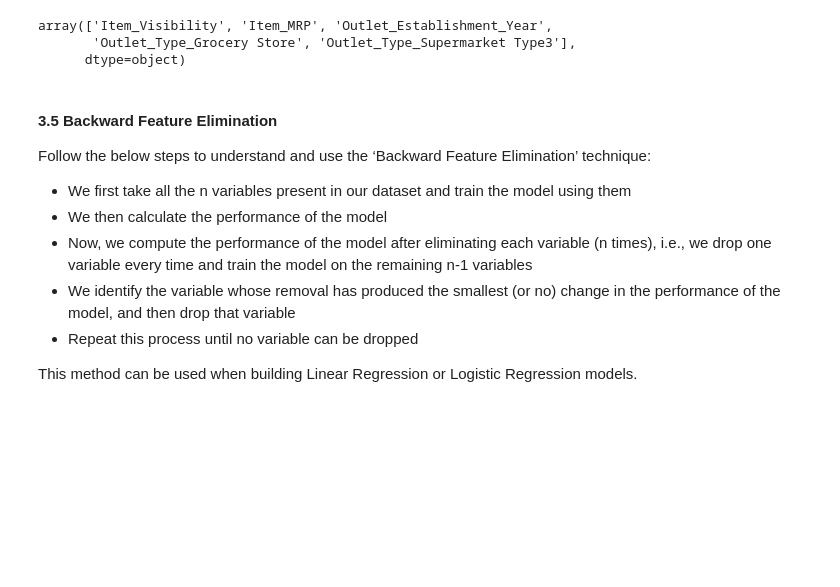
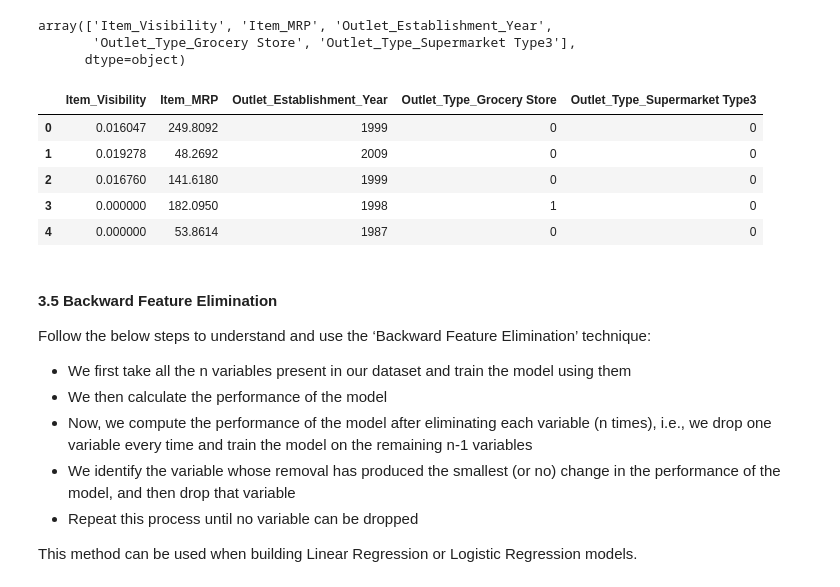
Before and after one commit to rsouza/FGV_Intro_DS, a Jupyter notebook: notebooks/EDA_Dimensionality_Reduction.ipynb, the cells around one changed output. Saved outputs shown, nothing was run; the diff lists cells and outputs as text; code cells hidden in the pictures; blank space fills up the shorter version.

```diff
--- a/notebooks/EDA_Dimensionality_Reduction.ipynb
+++ b/notebooks/EDA_Dimensionality_Reduction.ipynb
@@ -325,5 +326,5 @@ Based on the above graph, we can hand pick the top-most features to reduce the d
 # %%
 from sklearn.feature_selection import SelectFromModel
-feature = SelectFromModel(model)
-fit = feature.fit_transform(df_train_X, df_train.Item_Outlet_Sales)
+new_model = SelectFromModel(model)
+fit = new_model.fit_transform(df_train_X, df_train.Item_Outlet_Sales)
 # %%
@@ -334,12 +335,21 @@ array([False,  True,  True,  True, False, False, False, False, False,
        False, False, False, False, False, False, False, False, False,
        False, False, False, False,  True, False, False,  True])
 # %%
-selected_columns = np.array(df_train_X.columns)[feature.get_support()]
+selected_columns = np.array(df_train_X.columns)[new_model.get_support()]
 selected_columns
 # %% [output]
 array(['Item_Visibility', 'Item_MRP', 'Outlet_Establishment_Year',
        'Outlet_Type_Grocery Store', 'Outlet_Type_Supermarket Type3'],
       dtype=object)
+# %%
+df_train_X[selected_columns].head()
+# %% [output]
+|  | Item_Visibility | Item_MRP | Outlet_Establishment_Year | Outlet_Type_Grocery Store | Outlet_Type_Supermarket Type3 |
+| 0 | 0.016047 | 249.8092 | 1999 | 0 | 0 |
+| 1 | 0.019278 | 48.2692 | 2009 | 0 | 0 |
+| 2 | 0.016760 | 141.6180 | 1999 | 0 | 0 |
+| 3 | 0.000000 | 182.0950 | 1998 | 1 | 0 |
+| 4 | 0.000000 | 53.8614 | 1987 | 0 | 0 |
 # %% [markdown]
 #### 3.5 Backward Feature Elimination
 
```
Also changed, not shown: parts of 13 cells of this notebook, 3 other files.
